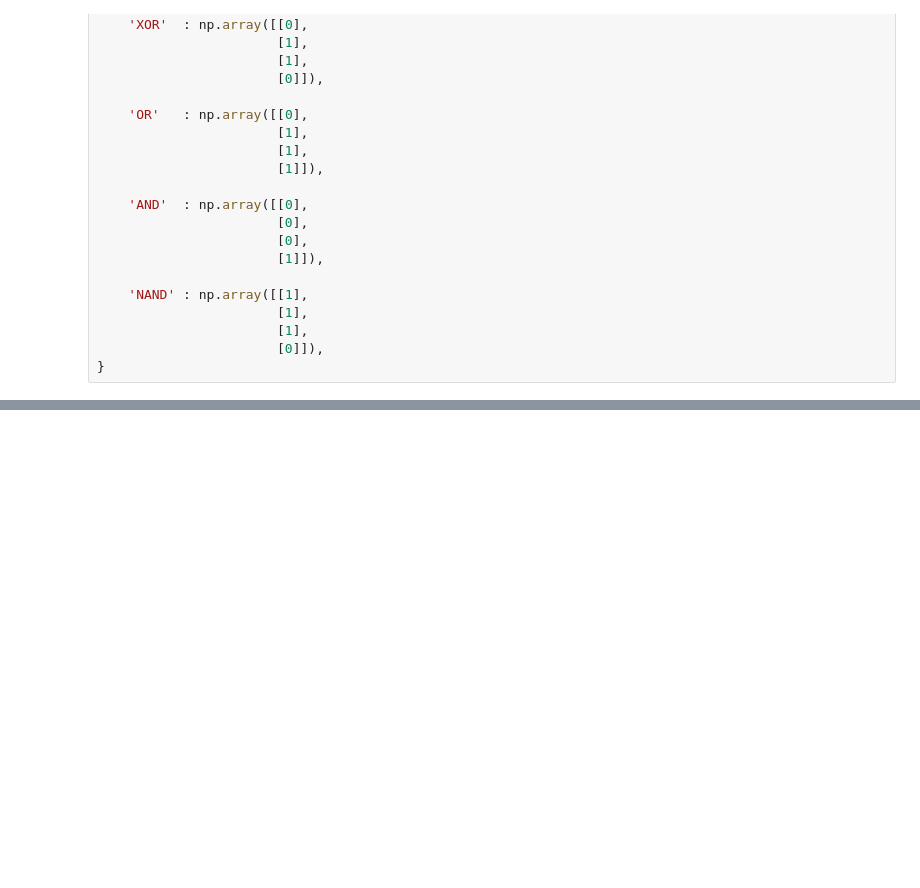
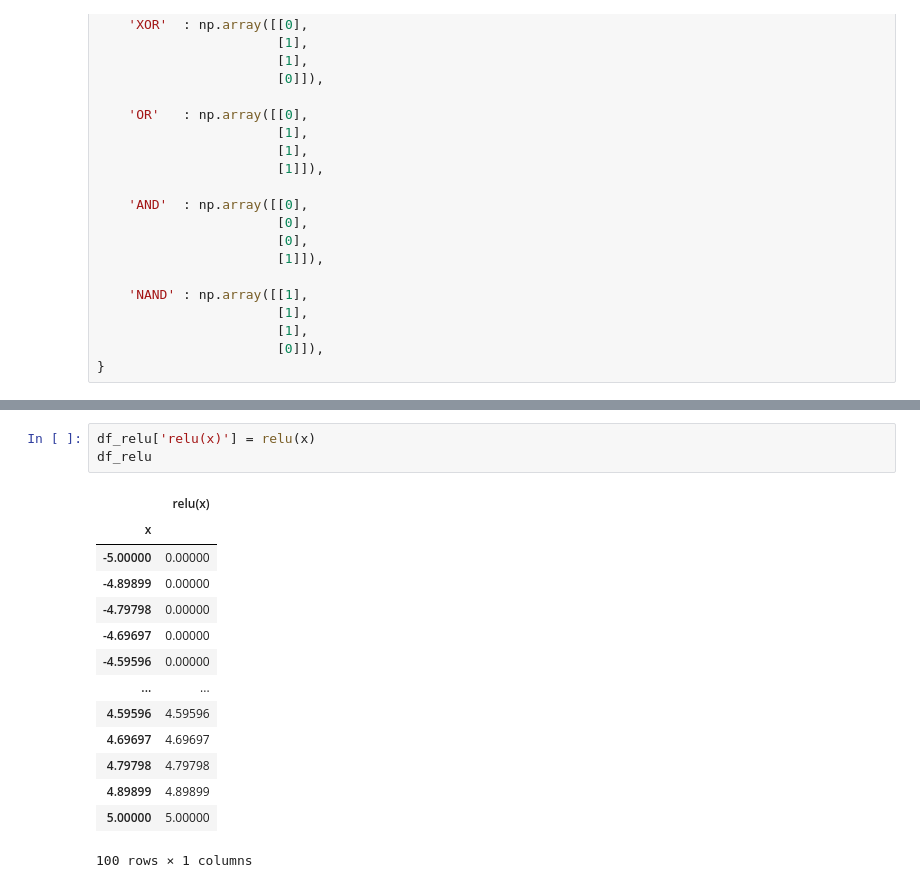
Before and after one commit to andresberejnoi/PublicNotebooks, a Jupyter notebook: Neural Networks/Neural Network With Backpropagation.ipynb, the cells around one changed output, grey strips where cells are left out. Saved outputs shown, nothing was run; the diff lists cells and outputs as text; blank space fills up the shorter version.

```diff
--- a/Neural Networks/Neural Network With Backpropagation.ipynb
+++ b/Neural Networks/Neural Network With Backpropagation.ipynb
@@ -352,0 +431,18 @@ Network error   : 0.2514740880100734
+# %%
+df_relu['relu(x)'] = relu(x)
+df_relu
+# %% [output]
+|  | relu(x) |
+| x |  |
+| -5.00000 | 0.00000 |
+| -4.89899 | 0.00000 |
+| -4.79798 | 0.00000 |
+| -4.69697 | 0.00000 |
+| -4.59596 | 0.00000 |
+| ... | ... |
+| 4.59596 | 4.59596 |
+| 4.69697 | 4.69697 |
+| 4.79798 | 4.79798 |
+| 4.89899 | 4.89899 |
+| 5.00000 | 5.00000 |
+100 rows × 1 columns
```
Also changed, not shown: parts of 17 cells of this notebook.
